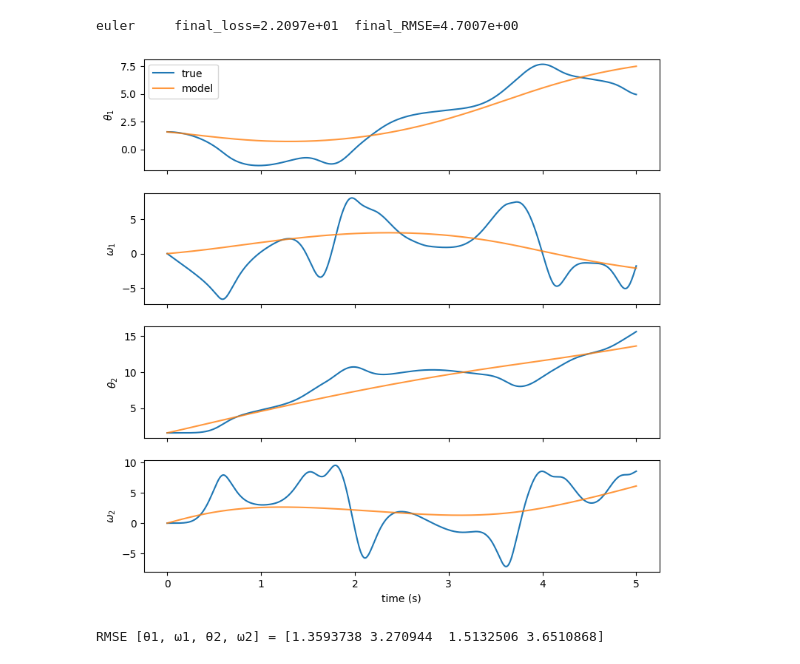
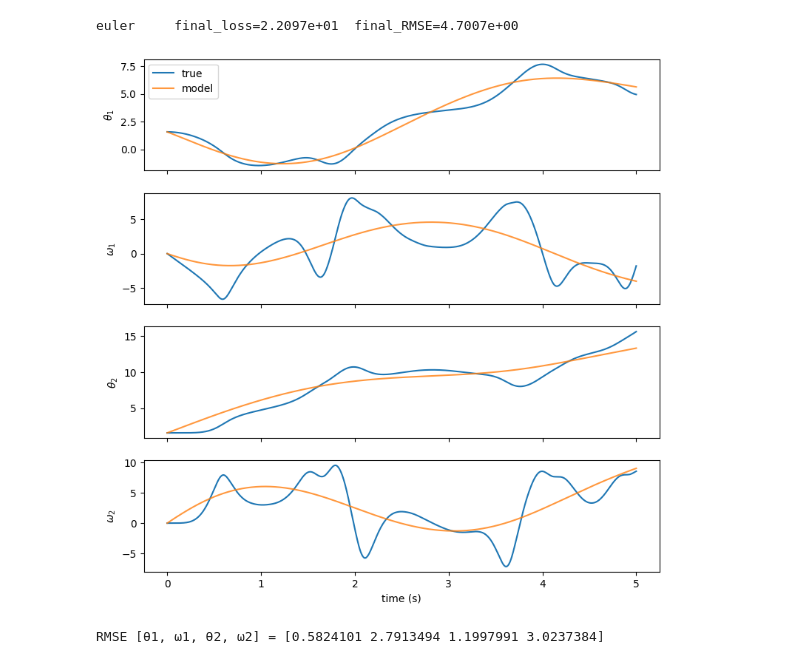
Before and after one commit to marzg7/doublependulum, a Jupyter notebook: Double_Pendulum_Neural_ODE.ipynb, the cells around one changed output. Saved outputs shown, nothing was run; the diff lists cells and outputs as text; code cells hidden in the pictures.

Commit message:
normalized data

```diff
--- a/Double_Pendulum_Neural_ODE.ipynb
+++ b/Double_Pendulum_Neural_ODE.ipynb
@@ -151,6 +151,16 @@ y0_torch = torch.tensor(Y_true[0], dtype=torch.float32)  # shape (4,)
 
 # target trajectory (T, 4)
 Y_true_t = torch.tensor(Y_true, dtype=torch.float32)
+
+# Normalize the trajectory and initial condition
+Y_mean = Y_true_t.mean(dim=0)
+Y_std  = Y_true_t.std(dim=0)
+
+Y_true_norm = (Y_true_t - Y_mean) / Y_std
+y0_norm     = (y0_torch - Y_mean) / Y_std
+
+Y_true_t = Y_true_norm
+y0_torch = y0_norm
 
 
 # ODE function f in dy/dt = f(t,y)
@@ -336,30 +346,33 @@ euler     final_loss=2.2097e+01  final_RMSE=4.7007e+00
 # %%
 # plot
 import matplotlib.pyplot as plt
 import numpy as np
 
 f.eval()
 with torch.no_grad():
     Y_hat_full = odeint(f, y0_torch, t, method='dopri5').numpy()
+
+# denormalize model prediction
+Y_hat_full = Y_hat_full * Y_std.numpy() + Y_mean.numpy()
 
 fig, axs = plt.subplots(4, 1, figsize=(9, 9), sharex=True)
 names = [r"$\theta_1$", r"$\omega_1$", r"$\theta_2$", r"$\omega_2$"]
 
 for i, ax in enumerate(axs):
     ax.plot(t_eval, Y_true[:, i], label="true", linewidth=1.5)
     ax.plot(t_eval, Y_hat_full[:, i], label="model", alpha=0.8)
     ax.set_ylabel(names[i])
 
 axs[-1].set_xlabel("time (s)")
 axs[0].legend()
 plt.show()
 
 # root mean squared error per state
 rmse = np.sqrt(((Y_hat_full - Y_true)**2).mean(axis=0))
 print("RMSE [θ1, ω1, θ2, ω2] =", rmse)
 # %% [output]
-[figure, old version]
+[figure, new version]
-RMSE [θ1, ω1, θ2, ω2] = [1.3593738 3.270944  1.5132506 3.6510868]
+RMSE [θ1, ω1, θ2, ω2] = [0.5824101 2.7913494 1.1997991 3.0237384]
 # %%
 # Training Setup
 
```
Also changed, not shown: parts of 1 cell of this notebook.
